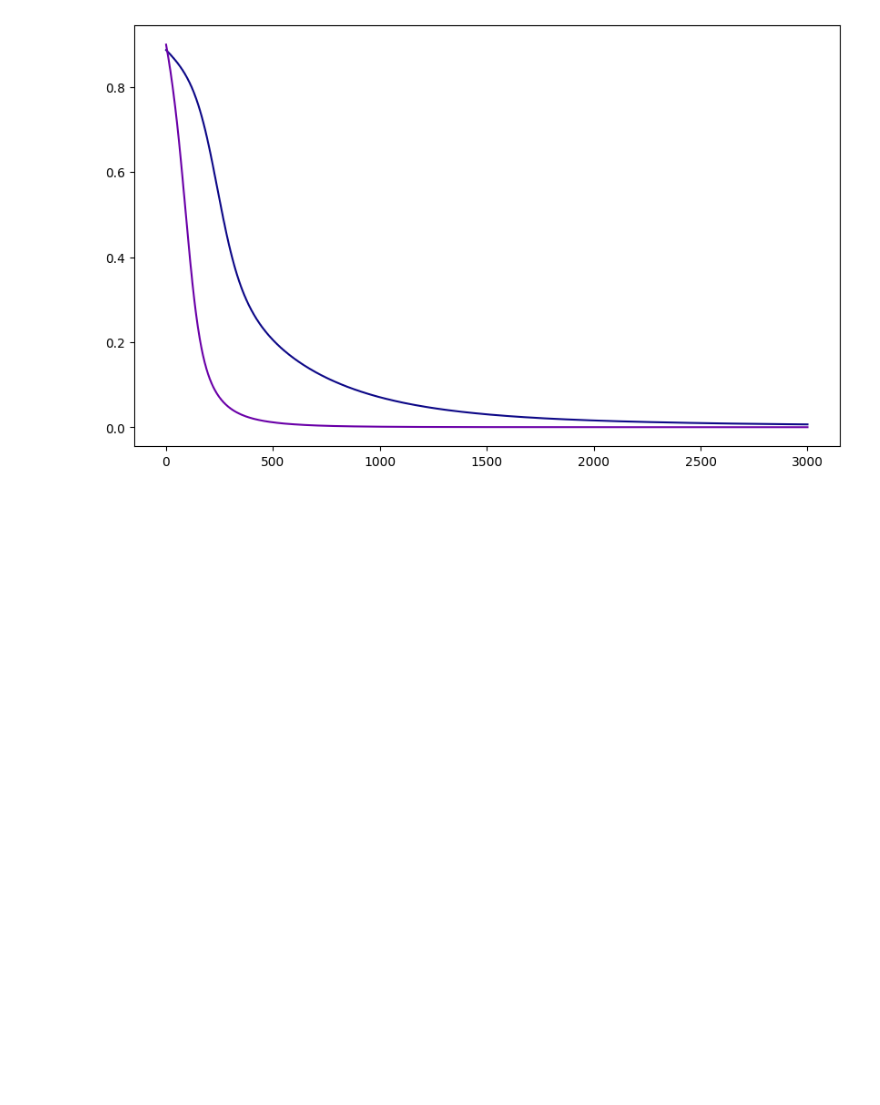
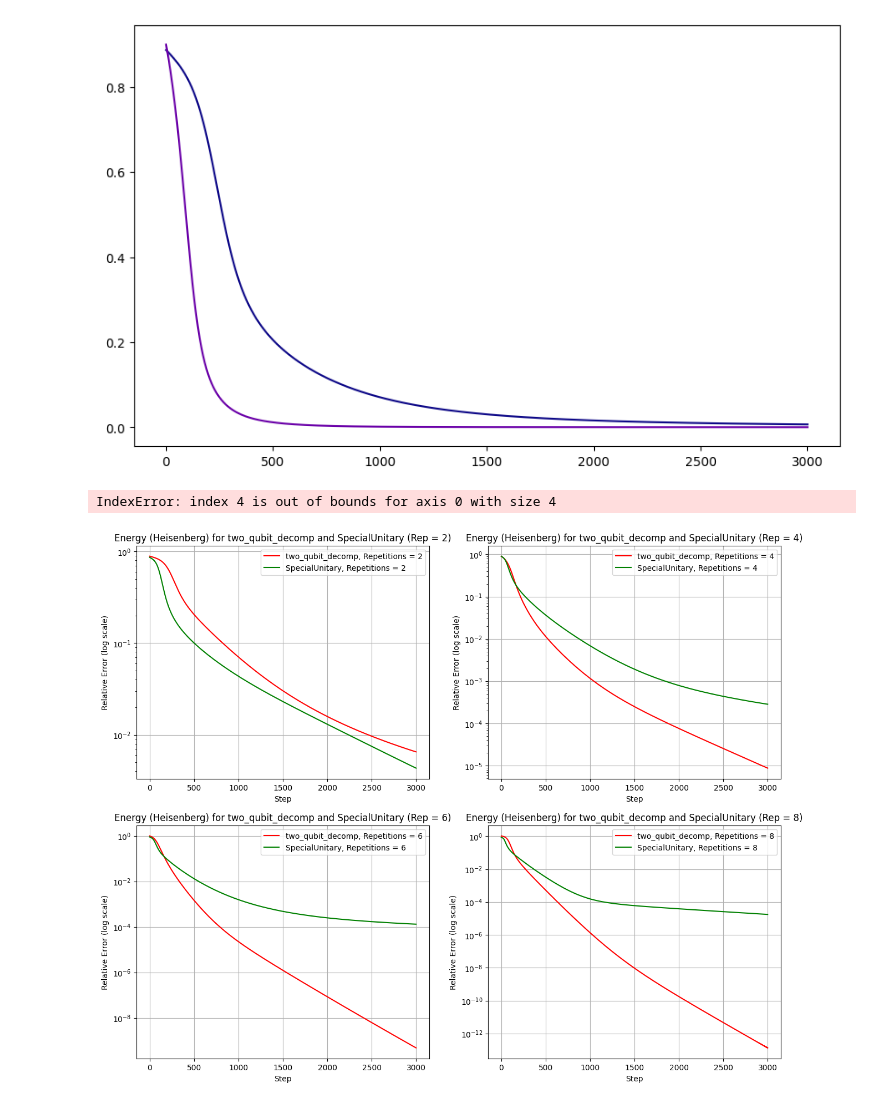
Before and after one commit to MSRudolph/SUN-circuits, a Jupyter notebook: Ising_Model.ipynb, the cells around one changed output. Cells and saved outputs as stored; diff of their text form; code cells hidden in the pictures; blank space fills up the shorter version.

Commit message:
graph code updated

```diff
--- a/Ising_Model.ipynb
+++ b/Ising_Model.ipynb
@@ -101,0 +104,14 @@ E_min_noisy = min(qml.eigvals(H))
+# %%
+num_wires = 6
+wires = list(range(num_wires))
+np.random.seed(62213)
+
+coefficients = np.random.randn(4**num_wires - 1)
+# Create the matrices for the entire Pauli basis
+basis = qml.ops.qubit.special_unitary.pauli_basis_matrices(num_wires)
+# Construct the Hamiltonian from the normal random coefficients and the basis
+H_matrix = qml.math.tensordot(coefficients, basis, axes=[[0], [0]])
+H = qml.Hermitian(H_matrix, wires=wires)
+# Compute the ground state energy
+E_min = min(qml.eigvals(H))
+print(f"Ground state energy: {E_min:.5f}")
@@ -155,7 +173,7 @@ print(qml.draw(qnodes[1])(init_params_list[1], qml.SpecialUnitary))
  [ 0.+0.j  0.+0.j  0.+0.j  0.+0.j  0.+0.j  0.+0.j  0.+0.j  1.+0.j]]
 # %%
 learning_rate = 5e-4
-num_steps = 300
+num_steps = 3000
 #grad_fn = jax.jit(jax.jacobian(qnode), static_argnums=1)
 
 # Define a function to run optimization for each circuit repetition
@@ -265,38 +315,30 @@ plt.show()
 # %%
-plt.figure(figsize=(10, 6))
+repetitions = [2, 4, 6, 8, 10]
+fig, axes = plt.subplots(nrows=2, ncols=2, figsize=(15, 12))
+axes = axes.flatten()
 
-i = 2
-# e = optimize(i,two_qubit_decomp)#qml.SpecialUnitary
-# error = (e - E_min_noisy) / abs(E_min_noisy)
-# plt.plot(np.arange(num_steps+1), error, color="red", label=f"Circuit Repetitions = {i}")  # Label each curve
+for i, rep in enumerate(repetitions):
+    ax = axes[i]
 
-# e_1 = optimize(i,qml.SpecialUnitary)
-# error_1 = (e_1 - E_min_noisy) / abs(E_min_noisy)
+    # Plot for two_qubit_decomp
+    e = optimize(i, two_qubit_decomp)  # Placeholder for two_qubit_decomp
+    error = (e - E_min_noisy) / abs(E_min_noisy)
+    ax.plot(np.arange(num_steps + 1), error, color="red", label=f"two_qubit_decomp, Repetitions = {rep}")
 
-# plt.plot(np.arange(num_steps+1), error, color="green", label=f"Circuit Repetitions = {i}")  # Label each curve
+    # Plot for qml.SpecialUnitary
+    e_1 = optimize(i, qml.SpecialUnitary)  # Placeholder for qml.SpecialUnitary
+    error_1 = (e_1 - E_min_noisy) / abs(E_min_noisy)
+    ax.plot(np.arange(num_steps + 1), error_1, color="green", label=f"SpecialUnitary, Repetitions = {rep}")
 
-# plt.yscale('log')  # Set y-axis to logarithmic scale
-# plt.title("Energy for two_qubit_decomp Operations (Heisenberg Model - 4 Qubits)")
-# plt.xlabel("Step")
-# plt.ylabel("Relative Error (log scale)")
-# plt.legend()
-# plt.grid(True)
-# plt.show()
+    ax.set_yscale('log')  # Set y-axis to logarithmic scale
+    ax.set_title(f"Energy (Heisenberg) for two_qubit_decomp and SpecialUnitary (Rep = {rep})")
+    ax.set_xlabel("Step")
+    ax.set_ylabel("Relative Error (log scale)")
+    ax.legend()
+    ax.grid(True)
 
-# Plot for two_qubit_decomp
-e = optimize(i, two_qubit_decomp)  # Placeholder for two_qubit_decomp
-error = (e - E_min_noisy) / abs(E_min_noisy)
-plt.plot(np.arange(num_steps + 1), error, color="red", label=f"two_qubit_decomp, Repetitions = {i}")
-
-# Plot for qml.SpecialUnitary
-e_1 = optimize(i, qml.SpecialUnitary)  # Placeholder for qml.SpecialUnitary
-error_1 = (e_1 - E_min_noisy) / abs(E_min_noisy)
-plt.plot(np.arange(num_steps + 1), error_1, color="green", label=f"SpecialUnitary, Repetitions = {i}")
-
-plt.yscale('log')  # Set y-axis to logarithmic scale
-plt.title("Energy for two_qubit_decomp and SpecialUnitary Operations (Heisenberg Model - 4 Qubits)")
-plt.xlabel("Step")
-plt.ylabel("Relative Error (log scale)")
-plt.legend()
-plt.grid(True)
+plt.tight_layout()
 plt.show()
+# %% [output]
+IndexError: index 4 is out of bounds for axis 0 with size 4
+[figure, added]
```
Also changed, not shown: parts of 4 cells of this notebook, 2 other files.
